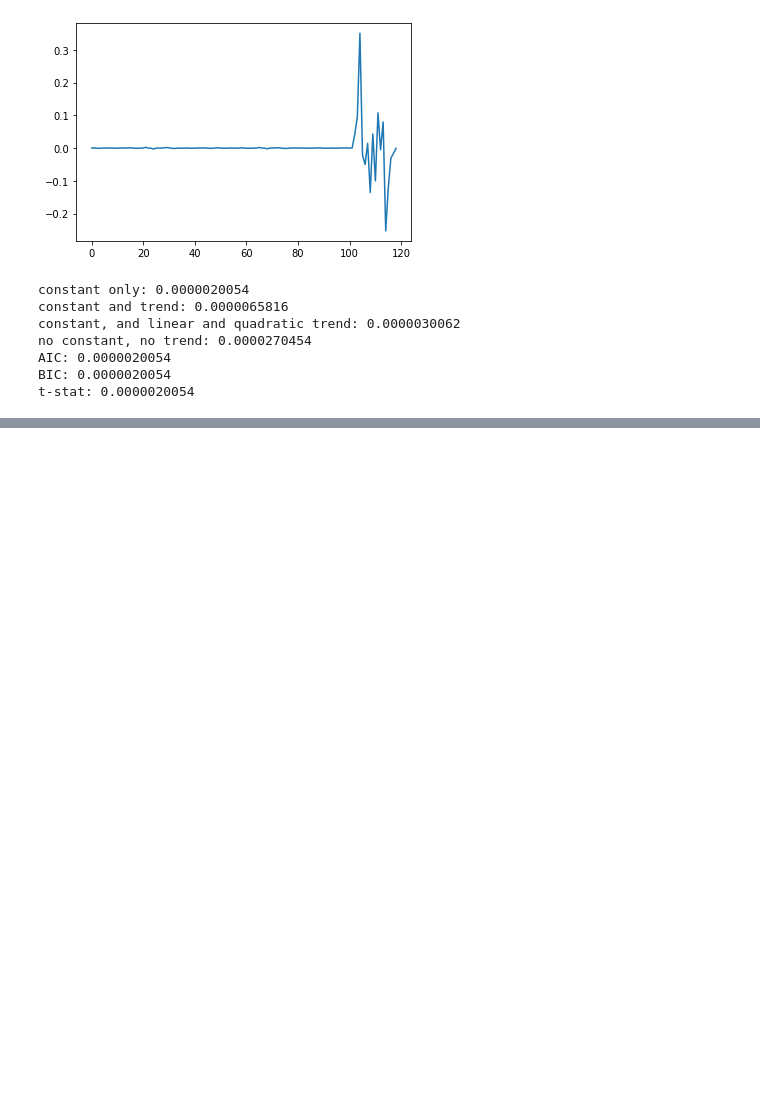
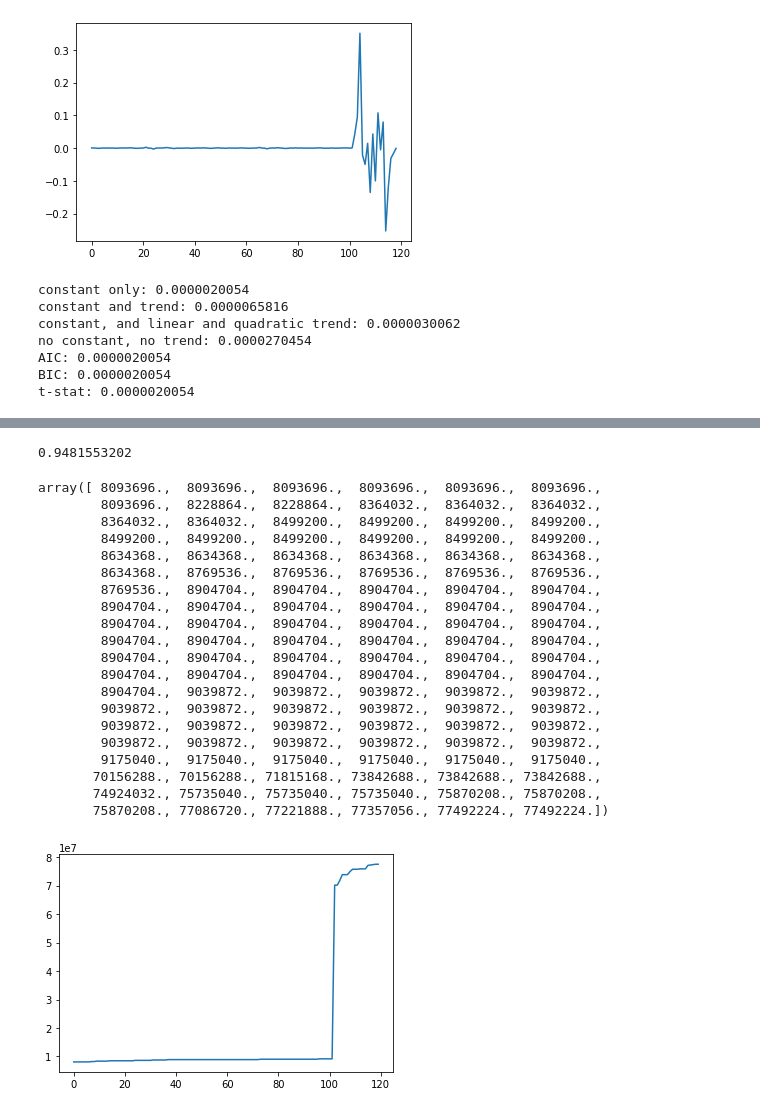
Before and after one commit to ai4sre/meltria-analyzer, a Jupyter notebook: notebooks/verify_adf_test.ipynb, the cells around one changed output, grey strips where cells are left out. Saved outputs shown, nothing was run; the diff lists cells and outputs as text; code cells hidden in the pictures; blank space fills up the shorter version.

```diff
--- a/notebooks/verify_adf_test.ipynb
+++ b/notebooks/verify_adf_test.ipynb
@@ -99,0 +132,28 @@ t-stat: 0.0000020054
+# %%
+series = data_df['c-user_memory_rss'].to_numpy()
+plt.plot(series)
+print(f"{adfuller(series)[1]:.10f}") # p_value
+series
+# %% [output]
+0.9481553202
+array([ 8093696.,  8093696.,  8093696.,  8093696.,  8093696.,  8093696.,
+        8093696.,  8228864.,  8228864.,  8364032.,  8364032.,  8364032.,
+        8364032.,  8364032.,  8499200.,  8499200.,  8499200.,  8499200.,
+        8499200.,  8499200.,  8499200.,  8499200.,  8499200.,  8499200.,
+        8634368.,  8634368.,  8634368.,  8634368.,  8634368.,  8634368.,
+        8634368.,  8769536.,  8769536.,  8769536.,  8769536.,  8769536.,
+        8769536.,  8904704.,  8904704.,  8904704.,  8904704.,  8904704.,
+        8904704.,  8904704.,  8904704.,  8904704.,  8904704.,  8904704.,
+        8904704.,  8904704.,  8904704.,  8904704.,  8904704.,  8904704.,
+        8904704.,  8904704.,  8904704.,  8904704.,  8904704.,  8904704.,
+        8904704.,  8904704.,  8904704.,  8904704.,  8904704.,  8904704.,
+        8904704.,  8904704.,  8904704.,  8904704.,  8904704.,  8904704.,
+        8904704.,  9039872.,  9039872.,  9039872.,  9039872.,  9039872.,
+        9039872.,  9039872.,  9039872.,  9039872.,  9039872.,  9039872.,
+        9039872.,  9039872.,  9039872.,  9039872.,  9039872.,  9039872.,
+        9039872.,  9039872.,  9039872.,  9039872.,  9039872.,  9039872.,
+        9175040.,  9175040.,  9175040.,  9175040.,  9175040.,  9175040.,
+       70156288., 70156288., 71815168., 73842688., 73842688., 73842688.,
+       74924032., 75735040., 75735040., 75735040., 75870208., 75870208.,
+       75870208., 77086720., 77221888., 77357056., 77492224., 77492224.])
+[figure, added]
```
Also changed, not shown: parts of 6 cells of this notebook.
